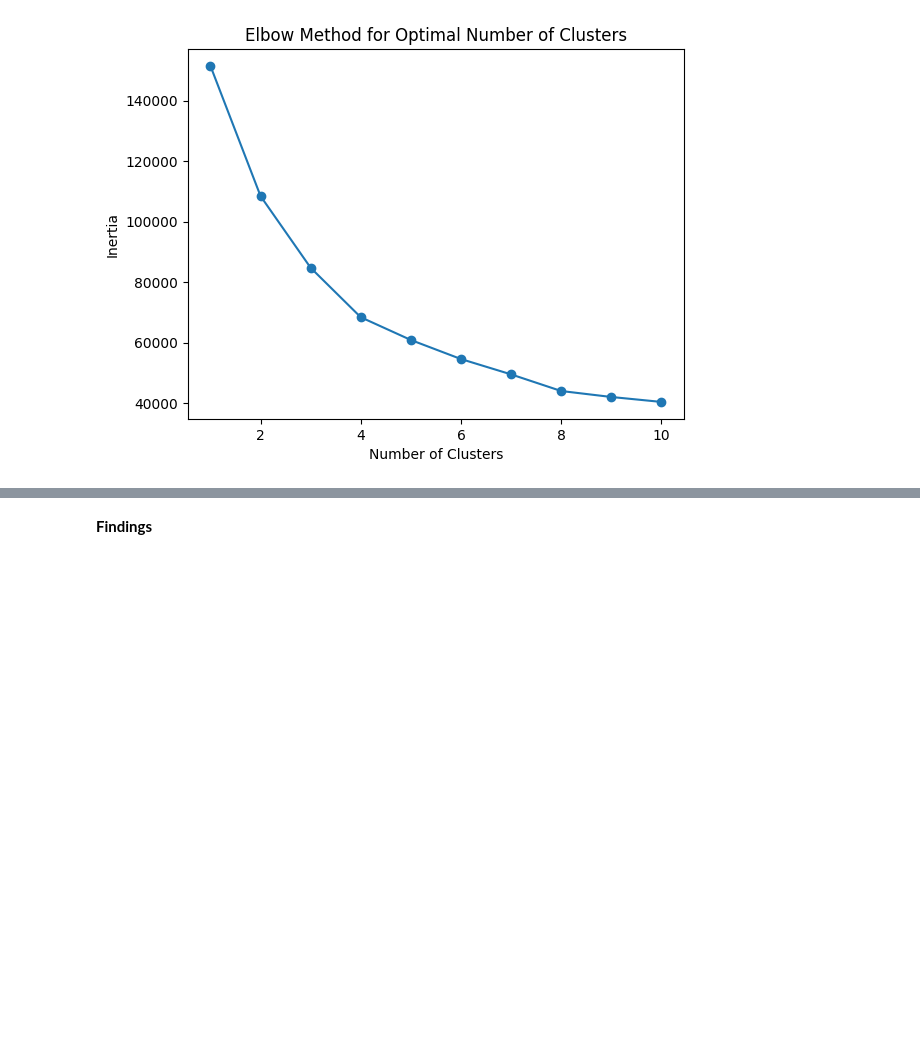
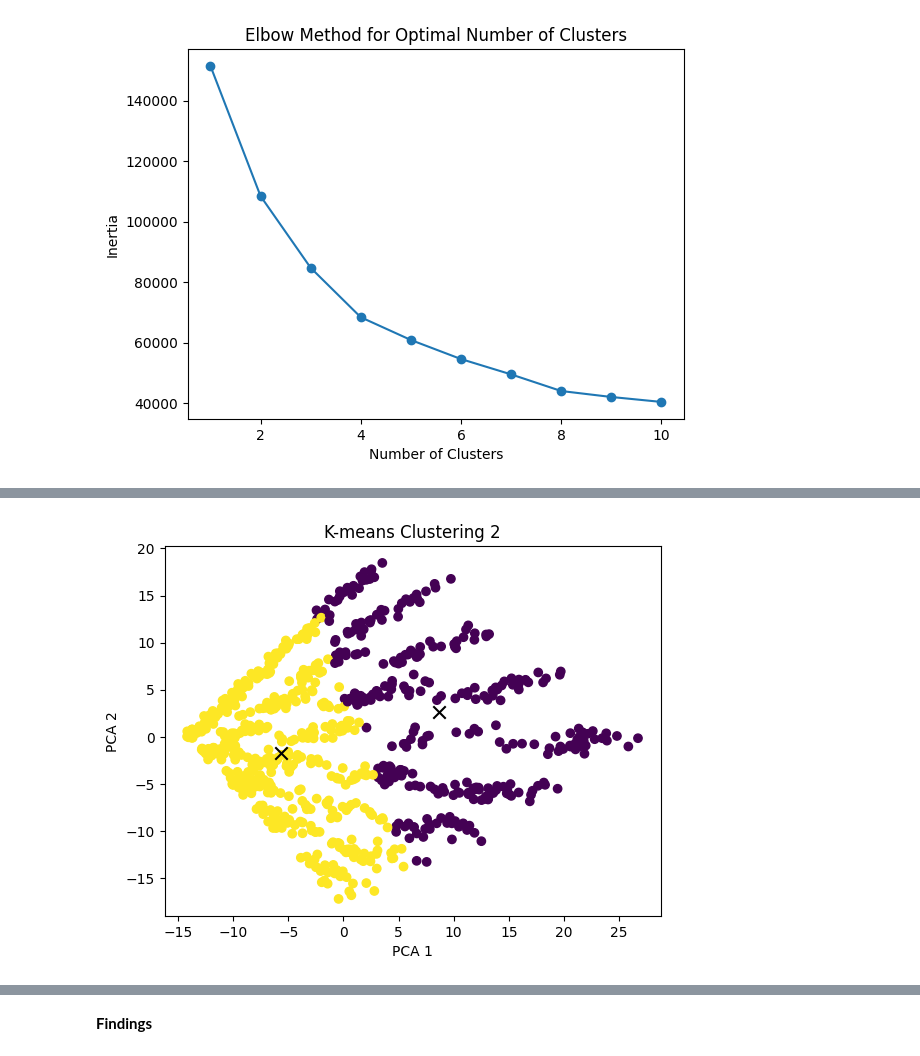
Before and after one commit to Soha85/MyKaggle, a Jupyter notebook: depression.ipynb, the cells around one changed output, grey strips where cells are left out. Saved outputs shown, nothing was run; the diff lists cells and outputs as text; code cells hidden in the pictures; blank space fills up the shorter version.

```diff
--- a/depression.ipynb
+++ b/depression.ipynb
@@ -347,3 +347,13 @@ evaluation for 2 clusters on data using kmeans:
+# %%
+plt.scatter(pca_df[:, 0], pca_df[:, 1], c=kmeans.labels_, cmap='viridis')
+plt.xlabel('PCA 1')
+plt.ylabel('PCA 2')
+plt.title('K-means Clustering 2')
+# Optionally plot cluster centroids
+plt.scatter(kmeans.cluster_centers_[:, 0], kmeans.cluster_centers_[:, 1], s=80, c='black', marker='x')
+plt.show()
+# %% [output]
+[figure, added]
 # %%
 agg_cluster = AgglomerativeClustering(n_clusters=2, linkage='ward', affinity='euclidean')
 cluster_labels = agg_cluster.fit_predict(pca_df)
```
Also changed, not shown: parts of 5 cells of this notebook.
